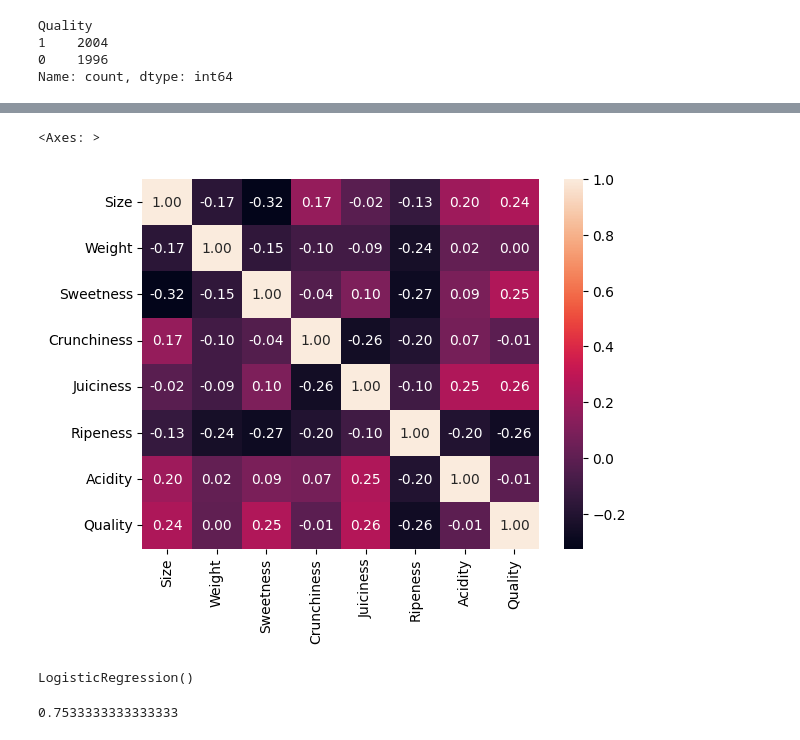
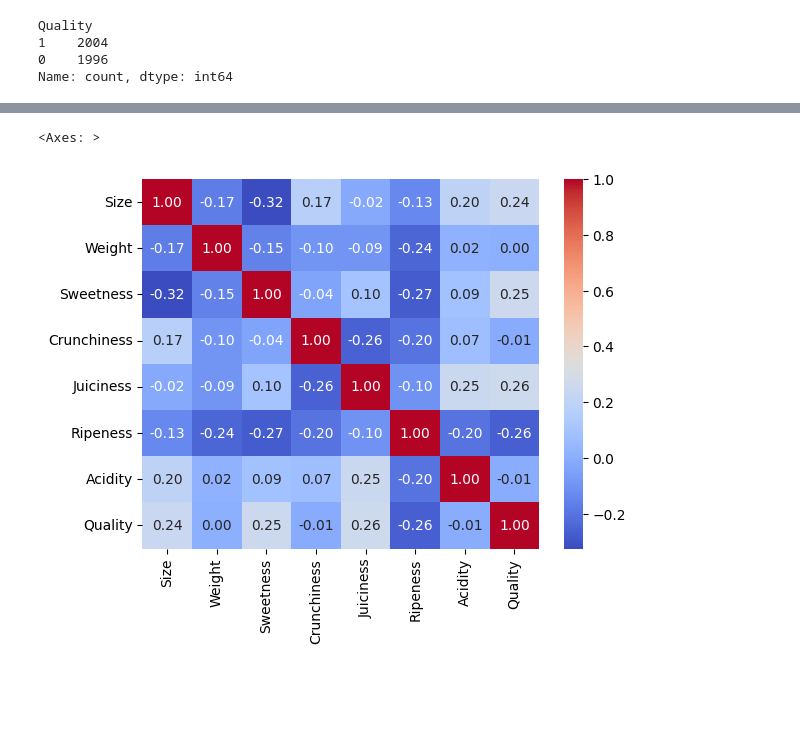
Before and after one commit to ClarityMind/Apple-Quality, a Jupyter notebook: main.ipynb, the cells around one changed output, grey strips where cells are left out. Drawn from its saved outputs; the diff is of its cells as text; code cells hidden in the pictures; blank space fills up the shorter version.

```diff
--- a/main.ipynb
+++ b/main.ipynb
@@ -94,8 +155,7 @@ Name: count, dtype: int64
 # %%
-# Display a heatmap of the correlation matrix
-sns.heatmap(df.corr(), annot=True, fmt='.2f')
+sns.heatmap(df.corr(), annot=True, fmt='.2f', cmap='coolwarm')
 # %% [output]
 <Axes: >
-[figure, old version]
+[figure, new version]
 # %%
 # Prepare features (X) and target variable (y)
@@ -105,14 +166,3 @@ y = df.Quality
 X_train, X_test, y_train, y_test = train_test_split(
     X, y, test_size = 0.3, random_state = 42
 )
-# %%
-# Train a Logistic Regression model
-logReg = LogisticRegression()
-logReg.fit(X_train, y_train)
-# %% [output]
-LogisticRegression()
-# %%
-# Evaluate and print the accuracy of the model on the test set
-logReg.score(X_test, y_test)
-# %% [output]
-0.7533333333333333
```
Also changed, not shown: parts of 11 cells of this notebook, 1 other file.
